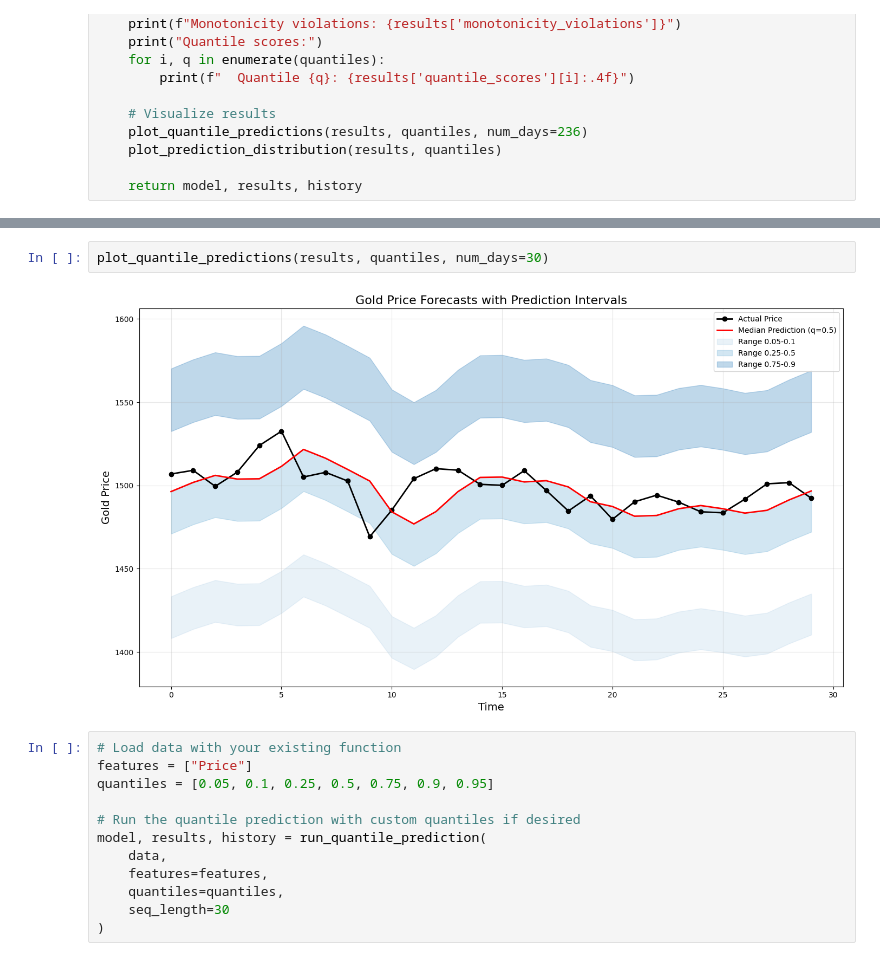
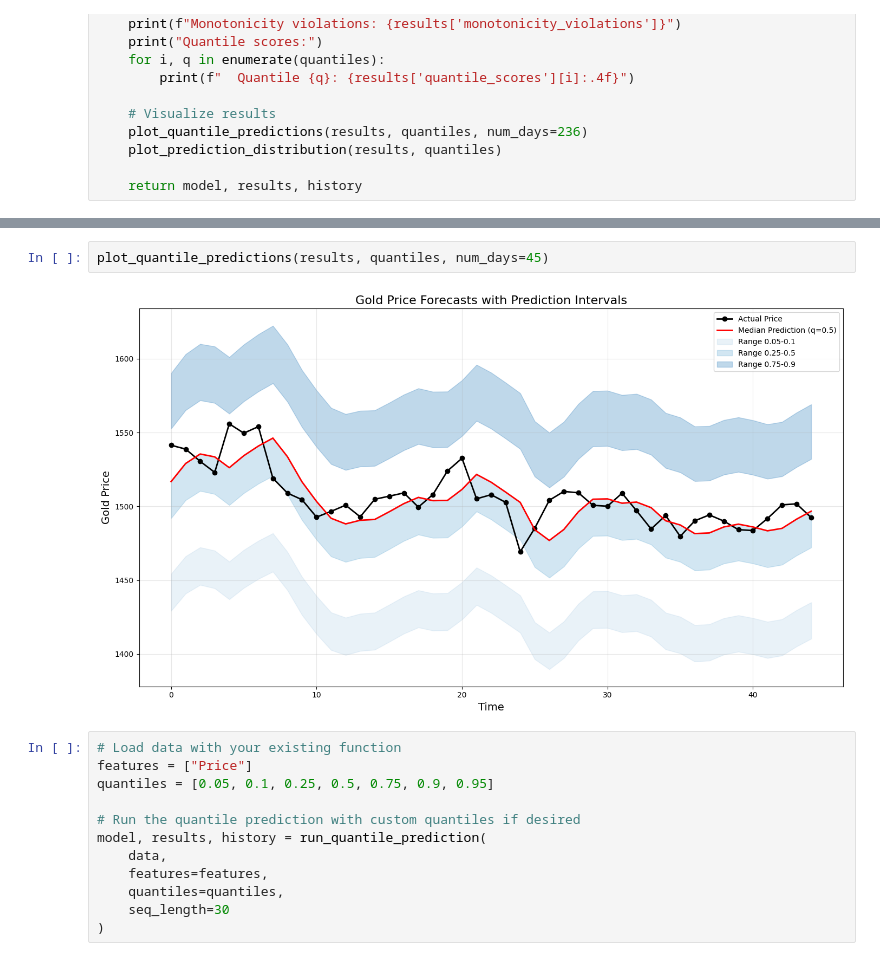
Before and after one commit to whyyouj/market-sentiment-analysis, a Jupyter notebook: gold_historical/lstm.ipynb, the cells around one changed output, grey strips where cells are left out. Drawn from its saved outputs; the diff is of its cells as text.

```diff
--- a/gold_historical/lstm.ipynb
+++ b/gold_historical/lstm.ipynb
@@ -529,7 +529,7 @@ Epoch 6/40
 # %%
-plot_quantile_predictions(results, quantiles, num_days=30)
+plot_quantile_predictions(results, quantiles, num_days=45)
 # %% [output]
-[figure, old version]
+[figure, new version]
 # %%
 # Load data with your existing function
 features = ["Price"]
```
Also changed, not shown: parts of 4 cells of this notebook.
